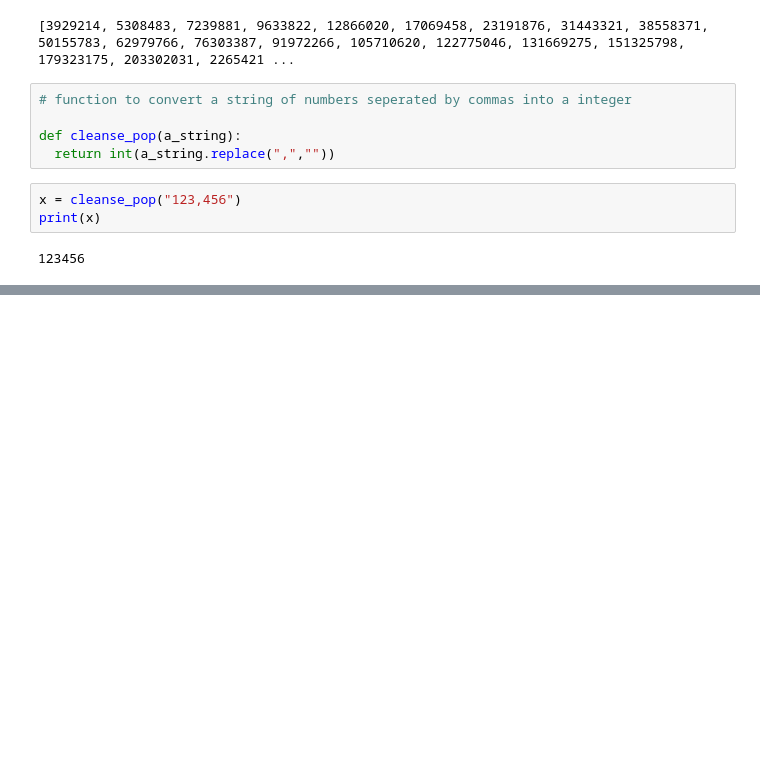
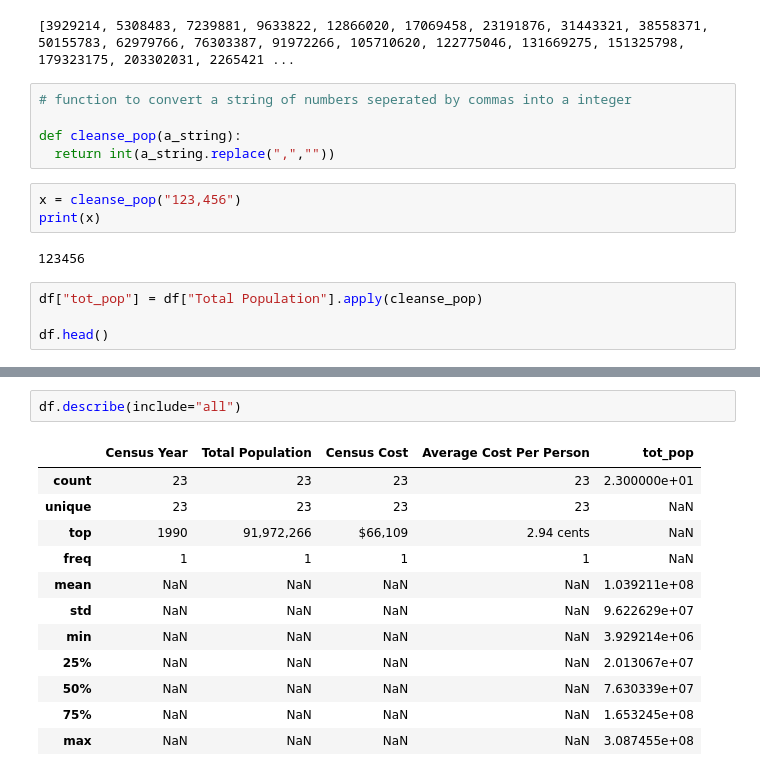
Before and after one commit to SushanthikPoreddy/data690_sushanthik, a Jupyter notebook: assignment_04/in_session_04_practice_02.ipynb, the cells around one changed output, grey strips where cells are left out. Drawn from its saved outputs; the diff is of its cells as text; blank space fills up the shorter version.

```diff
--- a/assignment_04/in_session_04_practice_02.ipynb
+++ b/assignment_04/in_session_04_practice_02.ipynb
@@ -178,3 +178,7 @@ x = cleanse_pop("123,456")
 print(x)
 # %% [output]
 123456
+# %%
+df["tot_pop"] = df["Total Population"].apply(cleanse_pop)
+
+df.head()
@@ -182,0 +219,15 @@ df("tot_pop")
+# %%
+df.describe(include="all")
+# %% [output]
+|  | Census Year | Total Population | Census Cost | Average Cost Per Person | tot_pop |
+| count | 23 | 23 | 23 | 23 | 2.300000e+01 |
+| unique | 23 | 23 | 23 | 23 | NaN |
+| top | 1990 | 91,972,266 | $66,109 | 2.94 cents | NaN |
+| freq | 1 | 1 | 1 | 1 | NaN |
+| mean | NaN | NaN | NaN | NaN | 1.039211e+08 |
+| std | NaN | NaN | NaN | NaN | 9.622629e+07 |
+| min | NaN | NaN | NaN | NaN | 3.929214e+06 |
+| 25% | NaN | NaN | NaN | NaN | 2.013067e+07 |
+| 50% | NaN | NaN | NaN | NaN | 7.630339e+07 |
+| 75% | NaN | NaN | NaN | NaN | 1.653245e+08 |
+| max | NaN | NaN | NaN | NaN | 3.087455e+08 |
```
Also changed, not shown: parts of 3 cells of this notebook.
